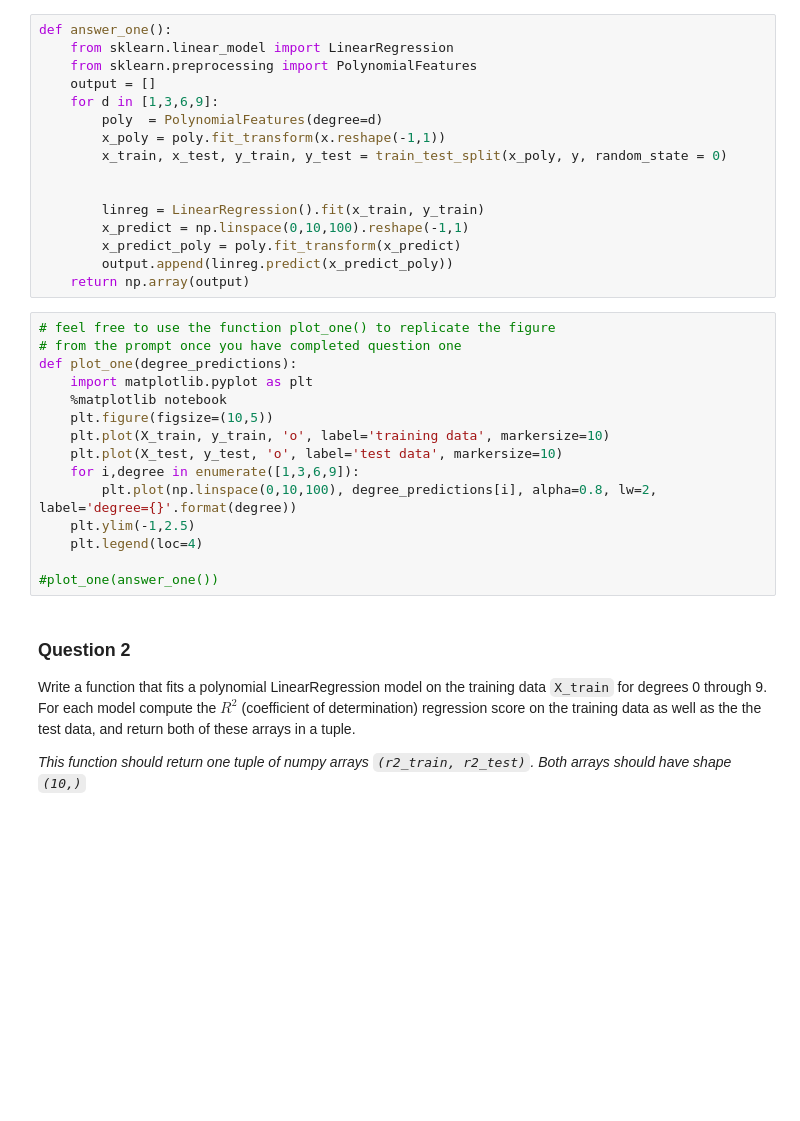
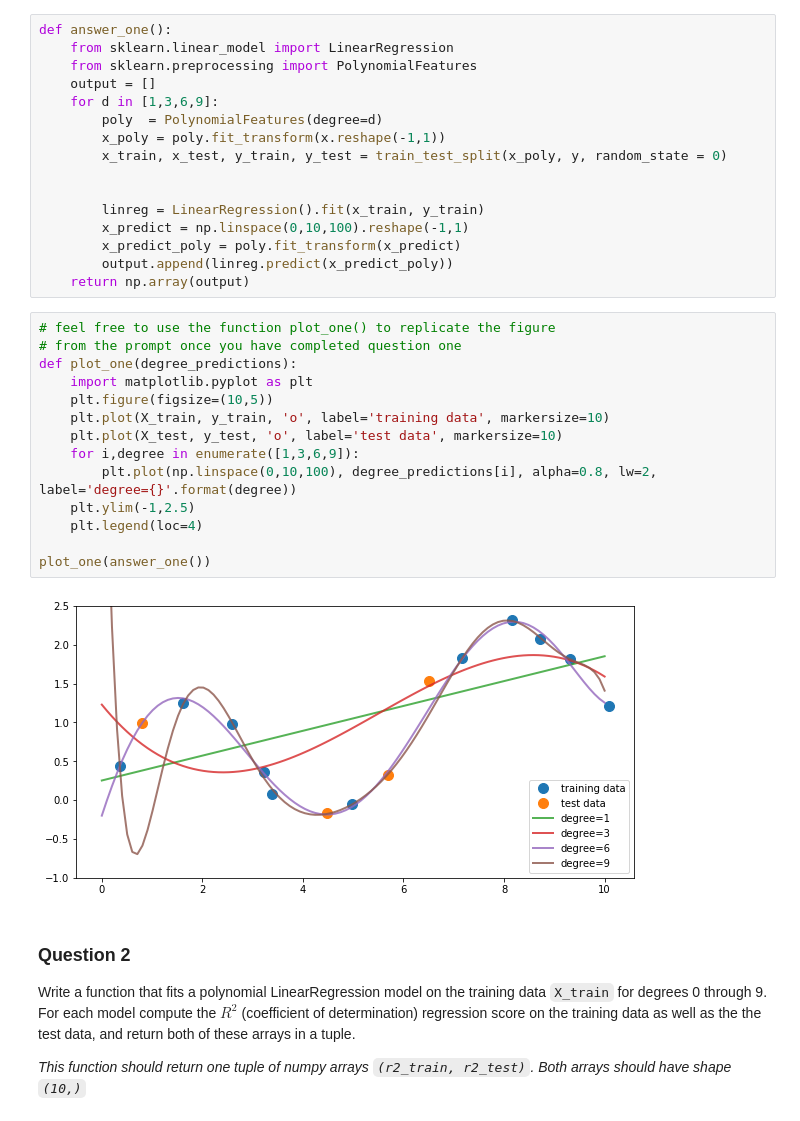
Before and after one commit to haoanwang0829/applied-data-science-with-python-specialization, a Jupyter notebook: applied-machine-learning-in-python/assignment/Assignment+2.ipynb, the cells around one changed output. Drawn from its saved outputs; the diff is of its cells as text; blank space fills up the shorter version.

```diff
--- a/applied-machine-learning-in-python/assignment/Assignment+2.ipynb
+++ b/applied-machine-learning-in-python/assignment/Assignment+2.ipynb
@@ -70,18 +71,19 @@ def answer_one():
 # %%
 # feel free to use the function plot_one() to replicate the figure
 # from the prompt once you have completed question one
 def plot_one(degree_predictions):
     import matplotlib.pyplot as plt
-    %matplotlib notebook
     plt.figure(figsize=(10,5))
     plt.plot(X_train, y_train, 'o', label='training data', markersize=10)
     plt.plot(X_test, y_test, 'o', label='test data', markersize=10)
     for i,degree in enumerate([1,3,6,9]):
         plt.plot(np.linspace(0,10,100), degree_predictions[i], alpha=0.8, lw=2, label='degree={}'.format(degree))
     plt.ylim(-1,2.5)
     plt.legend(loc=4)
 
-#plot_one(answer_one())
+plot_one(answer_one())
+# %% [output]
+[figure, added]
 # %% [markdown]
 ### Question 2
 
```
Also changed, not shown: parts of 5 cells of this notebook, 5 other files.
